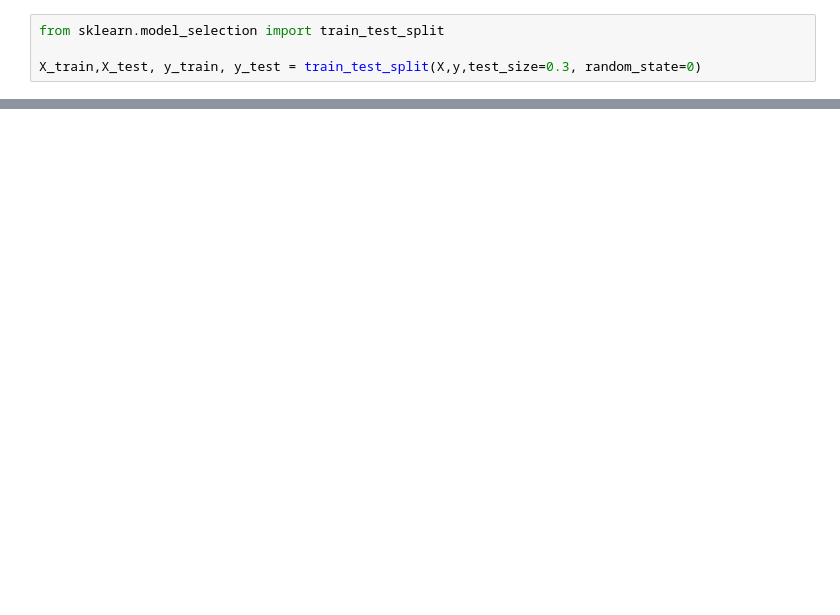
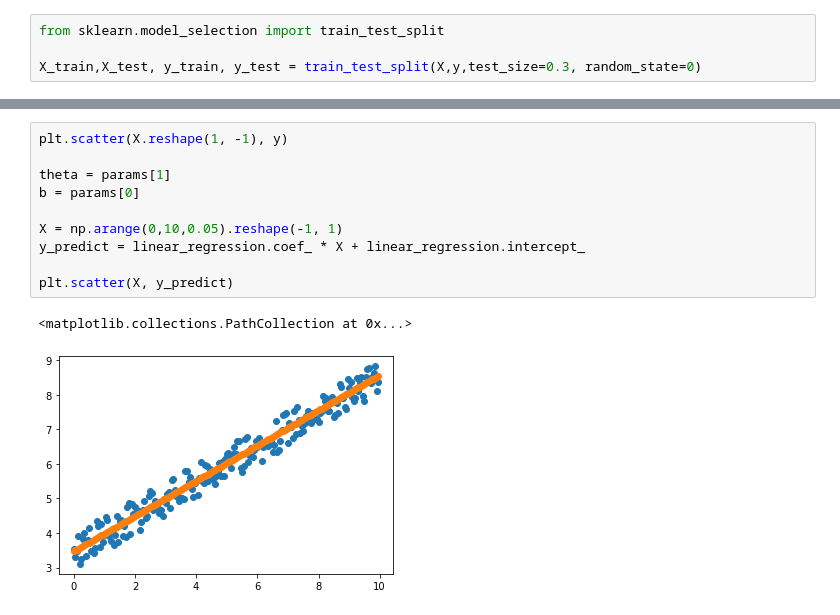
Before and after one commit to xionglongxiang/machine-learning, a Jupyter notebook: LinearRegression/LinearRegressionForblog.ipynb, the cells around one changed output, grey strips where cells are left out. Drawn from its saved outputs; the diff is of its cells as text; blank space fills up the shorter version.

```diff
--- a/LinearRegression/LinearRegressionForblog.ipynb
+++ b/LinearRegression/LinearRegressionForblog.ipynb
@@ -85,0 +112,13 @@ array([3.46685037, 0.51063676])
+# %%
+plt.scatter(X.reshape(1, -1), y)
+
+theta = params[1]
+b = params[0]
+
+X = np.arange(0,10,0.05).reshape(-1, 1)
+y_predict = linear_regression.coef_ * X + linear_regression.intercept_
+
+plt.scatter(X, y_predict)
+# %% [output]
+<matplotlib.collections.PathCollection at 0x...>
+[figure, added]
```
Also changed, not shown: parts of 5 cells of this notebook.
